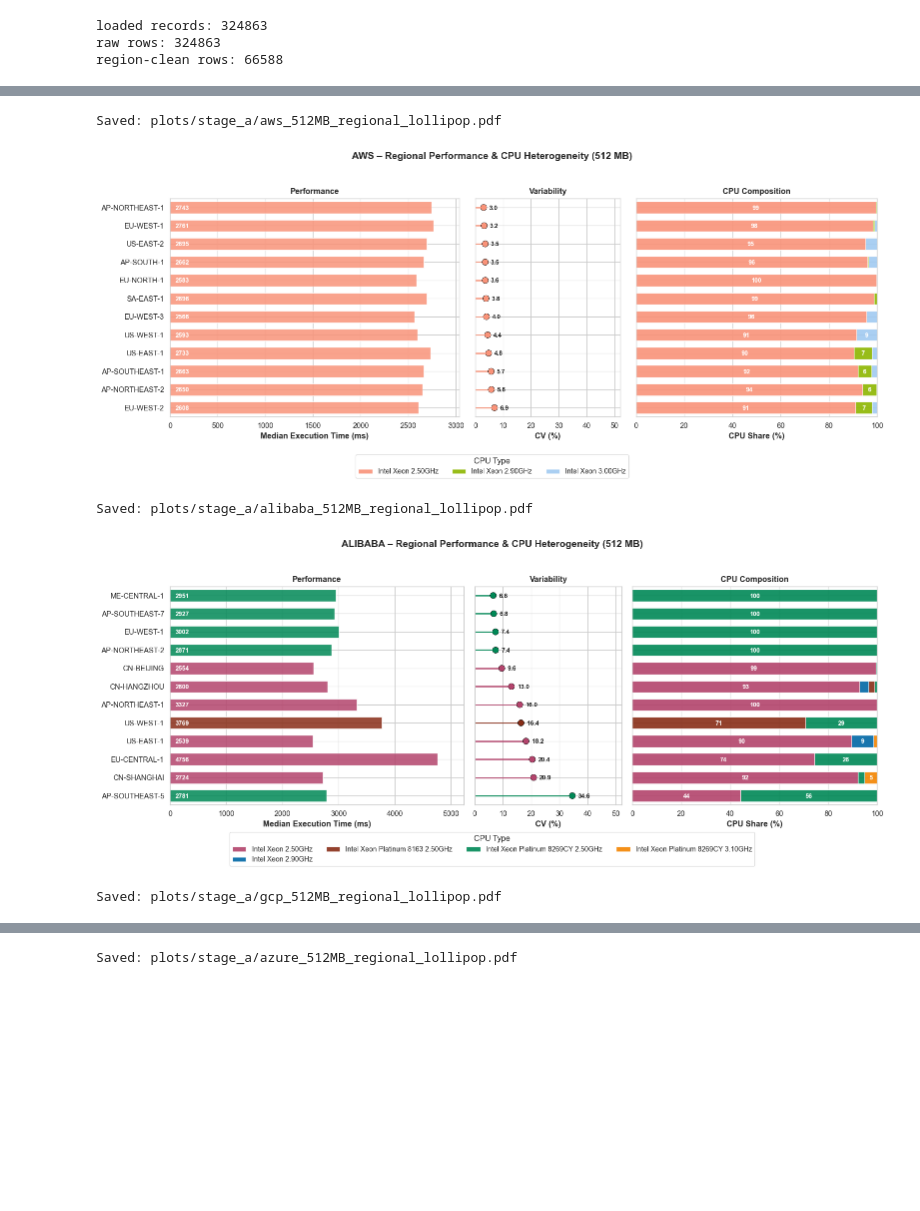
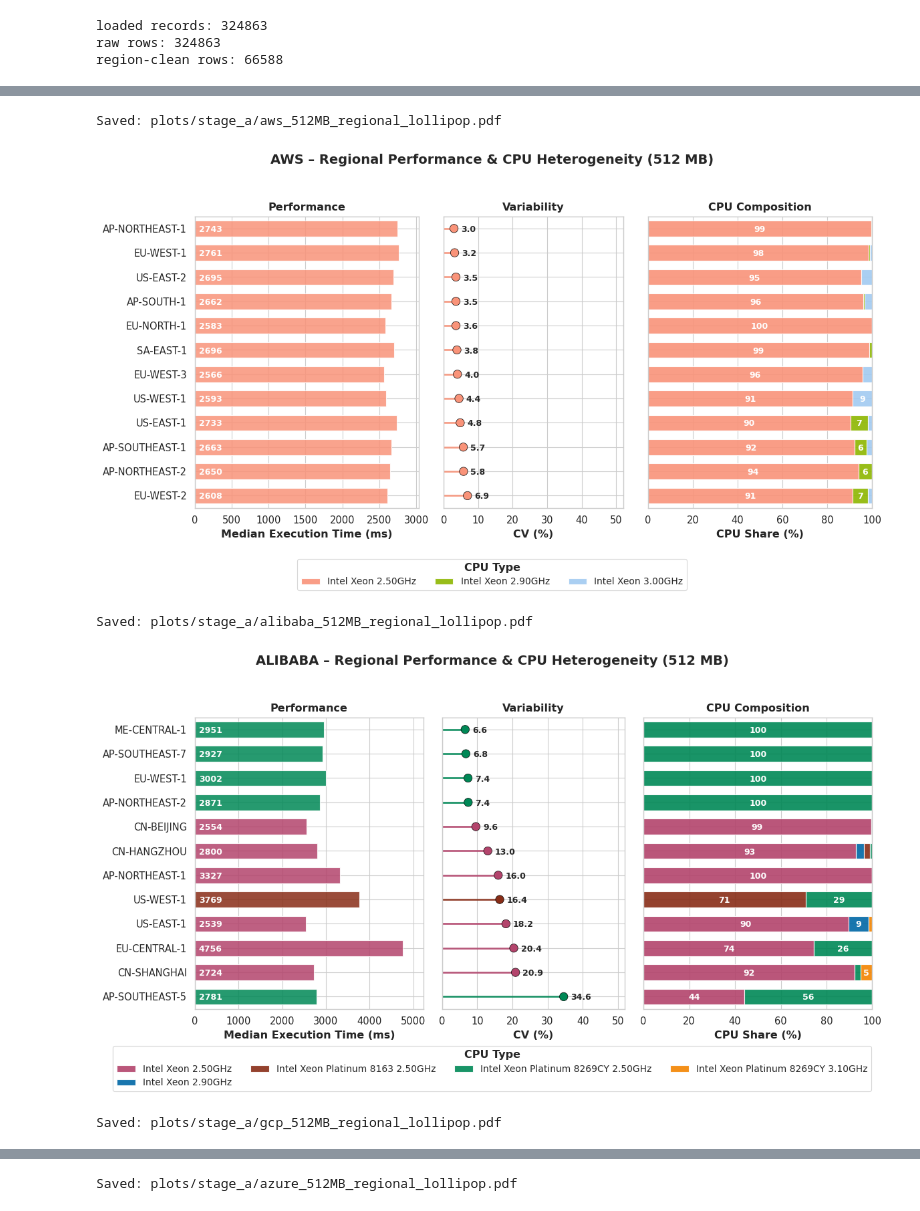
Before and after one commit to Persists/classifaas-results, a Jupyter notebook: stage_a.ipynb, the cells around one changed output, grey strips where cells are left out. Saved outputs shown, nothing was run; the diff lists cells and outputs as text; code cells hidden in the pictures; blank space fills up the shorter version.

Commit message:
making plots thesis ready

```diff
--- a/stage_a.ipynb
+++ b/stage_a.ipynb
@@ -86,14 +86,3 @@ print("region-clean rows:", len(df))
 loaded records: 324863
 raw rows: 324863
 region-clean rows: 66588
-# %%
-provider = "azure"
-
-df_alibaba = df[df["provider"] == provider].copy()
-
-
-combine_cpu_name_model_number = lambda row: f"{row['cpu_type']} {row['cpu_model_number']}"
-df_alibaba["cpu_full_name"] = df_alibaba.apply(combine_cpu_name_model_number, axis=1)
-
-
-print(f"{provider} {df_alibaba["cpu_full_name"].unique()}"  )
@@ -227,8 +164,8 @@ def create_regional_performance_lollipop(
     n_regions = len(regions_sorted)
     fig, (ax1, ax2, ax3) = plt.subplots(
         1, 3,
-        figsize=(16, max(6, n_regions * 0.55)),
-        gridspec_kw={"width_ratios": [1.2, 0.6, 1]},
+        figsize=(12, max(6, n_regions * 0.55)),
+        gridspec_kw={"width_ratios": [1, 0.8, 1]},
     )
     y_pos = np.arange(n_regions)
     bar_height = 0.65
@@ -289,7 +226,7 @@ def create_regional_performance_lollipop(
                 ax3.text(
                     left[i] + v / 2,
                     y_pos[i] ,  # Use y_pos directly
-                    f"{v:.0f}",
+                    f"{v:.00f}",
                     ha="center",
                     va="center_baseline",
                     fontweight="bold",
@@ -303,36 +240,37 @@ def create_regional_performance_lollipop(
     ax3.set_xlabel("CPU Share (%)", fontweight="bold")
     ax3.set_title("CPU Composition", fontweight="bold")
     ax3.set_xlim(0, 100)
 
     # Shared y-limits
     for ax in [ax1, ax2, ax3]:
         ax.set_ylim(-0.5, n_regions - 0.5)
 
     # Legend & title
     handles, labels = ax3.get_legend_handles_labels()
-    fig.legend(handles, labels, title="CPU Type", loc="lower center", bbox_to_anchor=(0.5, -0.02), ncol=min(4, len(handles)), fontsize=10)
+    leg = fig.legend(handles, labels, title="CPU Type", loc="lower center", bbox_to_anchor=(0.5, -0.02), ncol=min(4, len(handles)), fontsize=10)
+    leg.get_title().set_fontweight("bold")
+
     fig.suptitle(f"{provider.upper()} – Regional Performance & CPU Heterogeneity ({memory_size} MB)", fontsize=14, fontweight="bold", y=0.98)
-
     plt.tight_layout(rect=[0, 0.08, 1, 0.95])
 
     # Save
     os.makedirs(out_dir, exist_ok=True)
     filename = f"{out_dir}/{provider}_{memory_size}MB_regional_lollipop.pdf"
     plt.savefig(filename, bbox_inches="tight", dpi=150)
     print(f"Saved: {filename}")
 
     if show:
         plt.show()
     else:
         plt.close(fig)
 
 
 # --- Usage ---
 for provider in ["aws", "alibaba", "gcp", "azure"]:
     create_regional_performance_lollipop(df, provider=provider, memory_size=512, sort_by="cv")
 # %% [output]
 Saved: plots/stage_a/aws_512MB_regional_lollipop.pdf
-[figure, old version]
+[figure, new version]
 Saved: plots/stage_a/alibaba_512MB_regional_lollipop.pdf
-[figure, old version]
+[figure, new version]
 Saved: plots/stage_a/gcp_512MB_regional_lollipop.pdf
```
Also changed, not shown: parts of 5 cells of this notebook, 21 other files.
